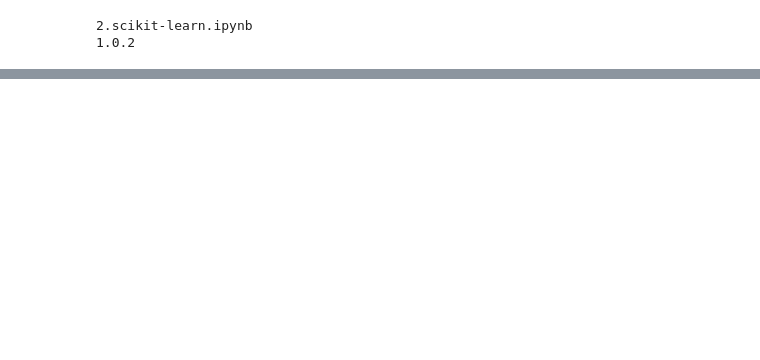
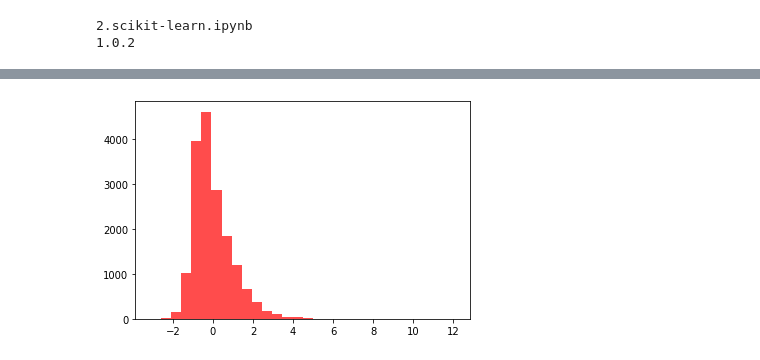
Before and after one commit to jerry-ryu/ML_beginning, a Jupyter notebook: 2.scikit-learn.ipynb, the cells around one changed output, grey strips where cells are left out. Cells and saved outputs as stored; diff of their text form; code cells hidden in the pictures; blank space fills up the shorter version.

```diff
--- a/2.scikit-learn.ipynb
+++ b/2.scikit-learn.ipynb
@@ -54,0 +540,10 @@ print(sklearn.__version__)
+# %%
+# StandardScaler(), 표준화
+## 계별 feature를 평균이 0이고 분산이 1인 값으로 변환
+from sklearn.preprocessing import StandardScaler
+std = StandardScaler()
+cancer_scaled_SS = std.fit_transform(cancer)
+plt.hist(cancer_scaled_SS.reshape(-1,1), color = 'red',bins = 30, alpha = 0.7)
+plt.show()
+# %% [output]
+[figure, added]
```
Also changed, not shown: parts of 49 cells of this notebook, 2 other files.
